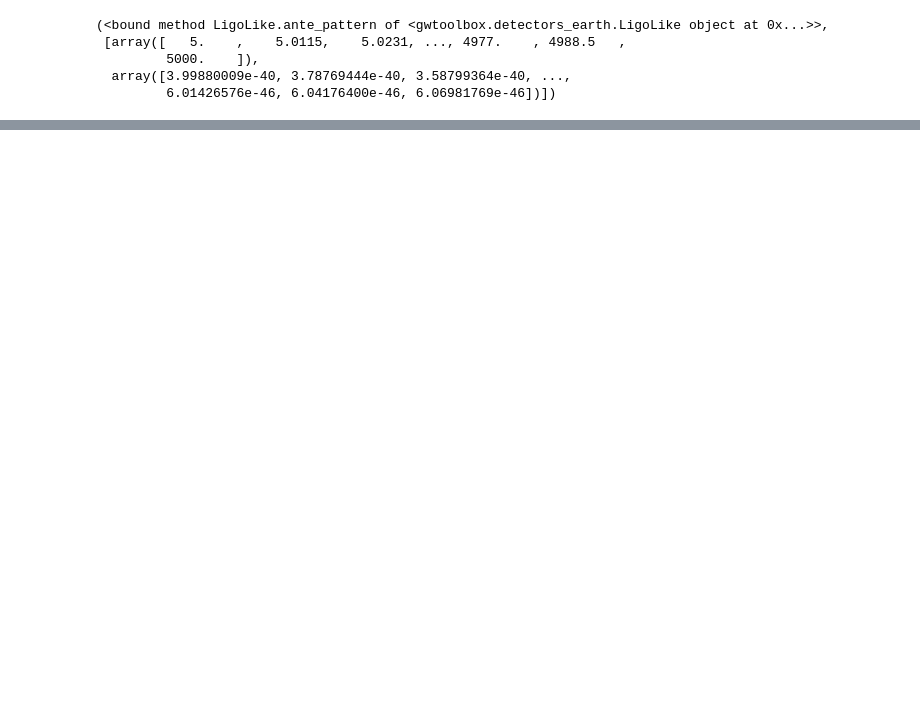
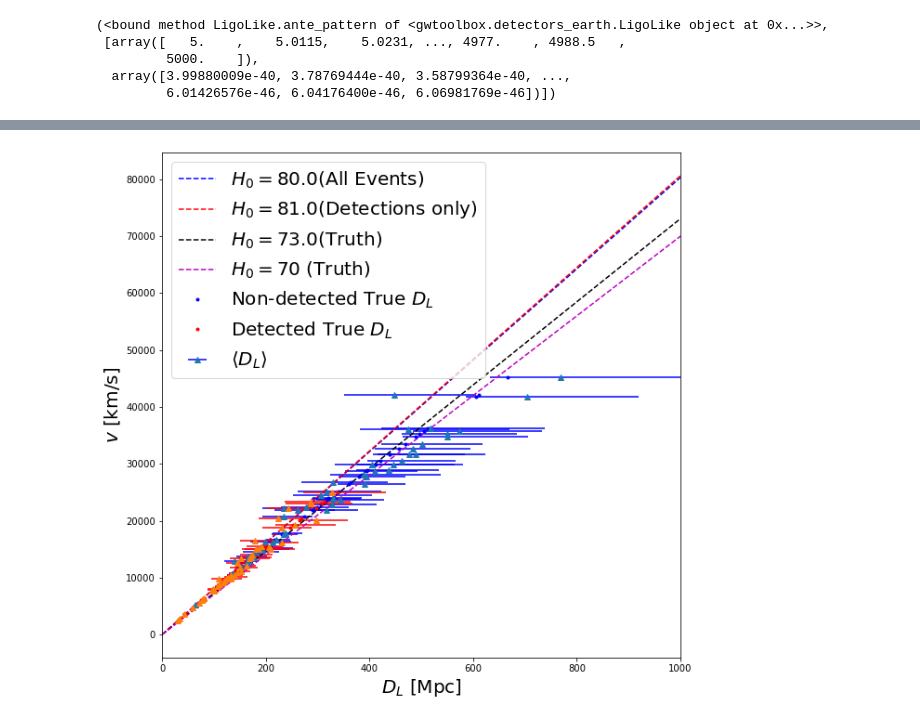
Before and after one commit to samgagnon/kilonova_sim, a Jupyter notebook: GWToolbox.ipynb, the cells around one changed output, grey strips where cells are left out. Saved outputs shown, nothing was run; the diff lists cells and outputs as text; code cells hidden in the pictures; blank space fills up the shorter version.

```diff
--- a/GWToolbox.ipynb
+++ b/GWToolbox.ipynb
@@ -56,0 +151,4 @@ Tools.list_with_iota(list_det)
+# %%
+def v_at_z(z):
+    frac = ((z+1)**2-1)/((z+1)**2+0.7)
+    return frac*c.value/1e3
@@ -56,0 +204,16 @@ Tools.list_with_iota(list_det)
+# %%
+tline = OLSfit0(np.concatenate([nobl['D'].to_numpy()[:nl],\
+            obl['D'].to_numpy()[:no]], 0), v_at_z(np.concatenate([nobl['z'].to_numpy()[:nl],\
+            obl['z'].to_numpy()[:no]], 0)))
+
+tline1 = OLSfit(np.concatenate([nobl['D'].to_numpy()[:nl],\
+            obl['D'].to_numpy()[:no]], 0), v_at_z(np.concatenate([nobl['z'].to_numpy()[:nl],\
+            obl['z'].to_numpy()[:no]], 0)))
+
+lline = OLSfit0(np.asarray(lavg[:nl]+oavg[:no]), v_at_z(np.concatenate([nobl['z'].to_numpy()[:nl],\
+            obl['z'].to_numpy()[:no]], 0)), dy=np.sqrt(np.asarray(lvar[:nl]+ovar[:no])))
+oline = OLSfit0(np.asarray(oavg[:no]), v_at_z(obl['z'].to_numpy()[:no]), dy=np.sqrt(np.asarray(ovar[:no])))
+
+# lline = OLSfit(np.asarray(lavg[:nl]+oavg[:no]), v_at_z(np.concatenate([nobl['z'].to_numpy()[:nl],\
+#             obl['z'].to_numpy()[:no]], 0)), dy=None)
+# oline = OLSfit(np.asarray(oavg[:no]), v_at_z(obl['z'].to_numpy()[:no]), dy=None)
@@ -56,0 +225,34 @@ Tools.list_with_iota(list_det)
+# %%
+plt.figure(figsize=(10,10))
+
+xrange = np.linspace(0, 1000)
+plt.plot(xrange, lline[0]*xrange, '--b', label='$H_0=$' + str(np.around(lline[0])) + '(All Events)')
+plt.plot(xrange, oline[0]*xrange, '--r', label='$H_0=$' + str(np.around(oline[0])) + '(Detections only)')
+plt.plot(xrange, tline[0]*xrange, '--k', label='$H_0=$' + str(np.around(tline[0])) + '(Truth)')
+
+plt.plot(xrange, 70*xrange, '--m', label='$H_0=70$ (Truth)')
+
+
+asymmetric_error = np.array(list(zip(llb[:nl], lhb[:nl]))).T
+asymmetric_error2 = np.array(list(zip(olb[:no], ohb[:no]))).T
+plt.errorbar(lavg[:nl], v_at_z(nobl['z'].to_numpy()[:nl]), xerr=asymmetric_error, fmt='^', ecolor = 'blue', \
+             label=r'$\langle D_L\rangle$')
+plt.errorbar(oavg[:no], v_at_z(obl['z'].to_numpy()[:no]), xerr=asymmetric_error2, fmt='^', ecolor = 'red')
+
+plt.plot(nobl['D'].to_numpy()[:nl], v_at_z(nobl['z'].to_numpy()[:nl]), '.b', label='Non-detected True $D_L$')
+plt.plot(obl['D'].to_numpy()[:no], v_at_z(obl['z'].to_numpy()[:no]), '.r', label='Detected True $D_L$')
+
+# plt.plot(lavg[:nl], nobl['z'].to_numpy()[:nl], '^b', label=r'$\langle D \rangle$')
+# plt.plot(oavg[:no], obl['z'].to_numpy()[:no], '^r')
+
+# plt.ylim(0, 0.12)
+plt.xlim(0, 1000)
+
+plt.legend(fontsize=20, loc='upper left')
+
+plt.ylabel('$v$ [km/s]', fontsize=20)
+plt.xlabel('$D_L$ [Mpc]', fontsize=20)
+
+plt.show()
+# %% [output]
+[figure, added]
```
Also changed, not shown: parts of 31 cells of this notebook, 11 other files.
